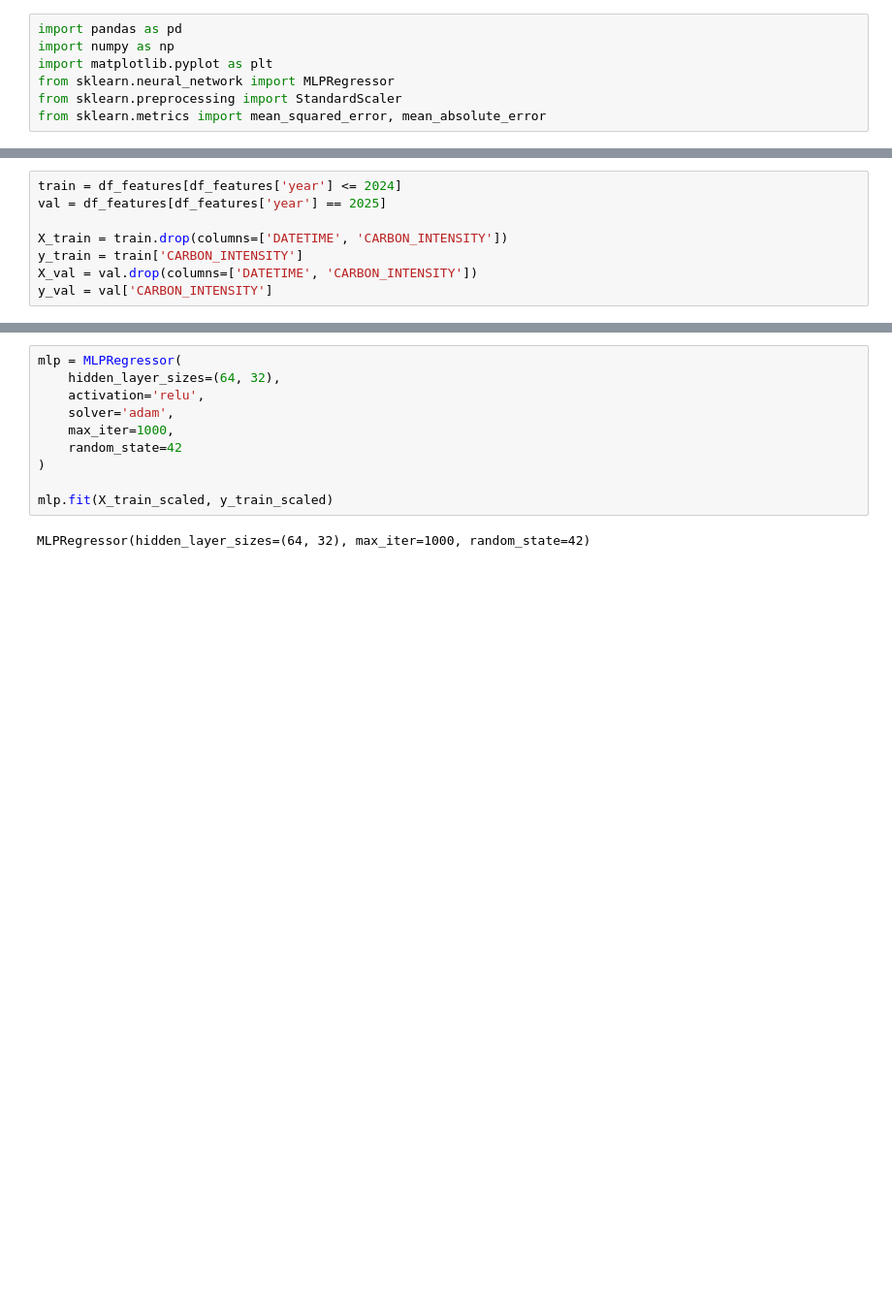
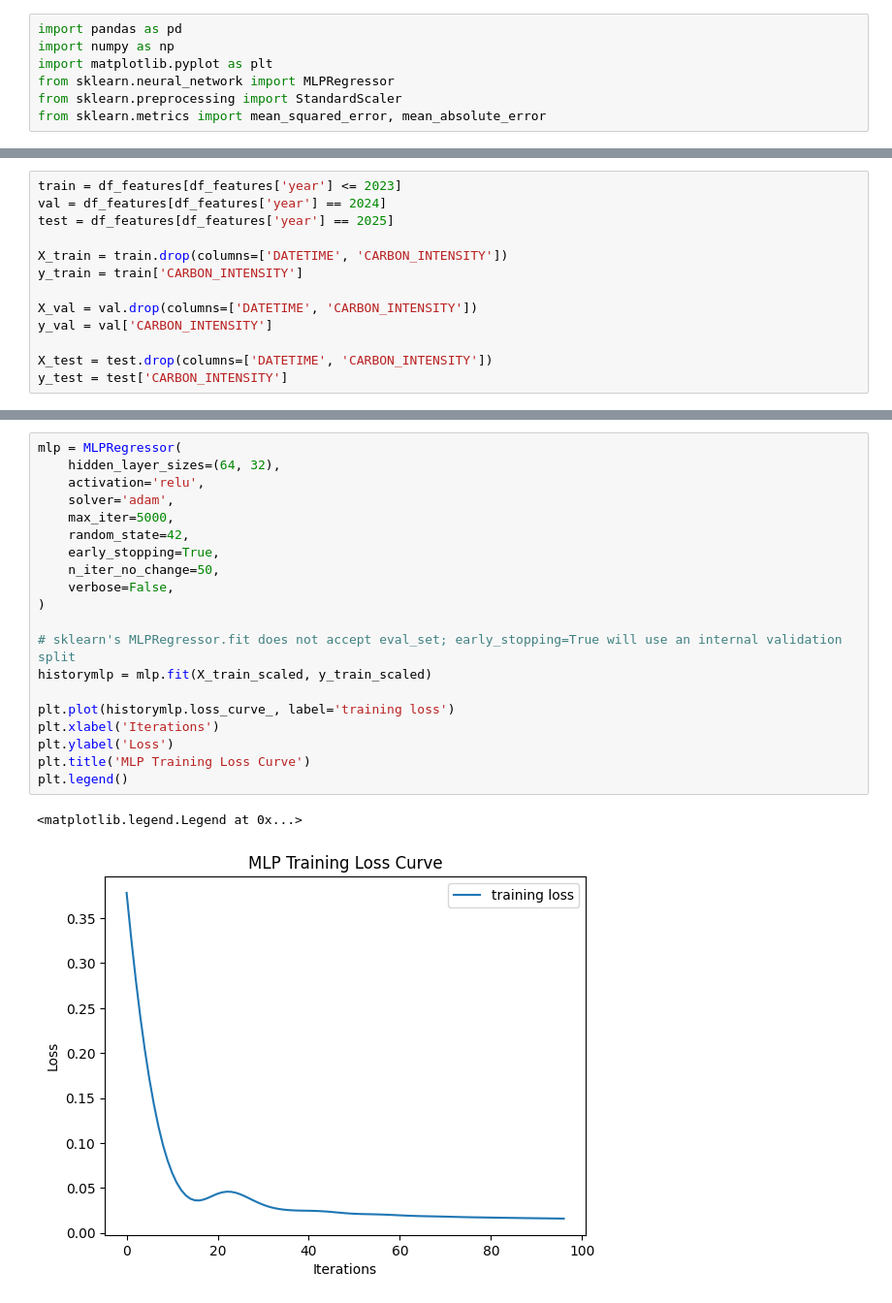
Before and after one commit to CalvoSeko/sustainable-computing-coursework-tianwei, a Jupyter notebook: code/MLP_forecasting.ipynb, the cells around one changed output, grey strips where cells are left out. Shown: that part at 97% size. Saved outputs shown, nothing was run; the diff lists cells and outputs as text; blank space fills up the shorter version.

```diff
--- a/code/MLP_forecasting.ipynb
+++ b/code/MLP_forecasting.ipynb
@@ -26,11 +42,16 @@ df_features = create_features(df_monthly).dropna()
 # %%
-train = df_features[df_features['year'] <= 2024]
-val = df_features[df_features['year'] == 2025]
+train = df_features[df_features['year'] <= 2023]
+val = df_features[df_features['year'] == 2024]
+test = df_features[df_features['year'] == 2025]
 
 X_train = train.drop(columns=['DATETIME', 'CARBON_INTENSITY'])
 y_train = train['CARBON_INTENSITY']
+
 X_val = val.drop(columns=['DATETIME', 'CARBON_INTENSITY'])
 y_val = val['CARBON_INTENSITY']
+
+X_test = test.drop(columns=['DATETIME', 'CARBON_INTENSITY'])
+y_test = test['CARBON_INTENSITY']
 # %%
 scaler_X = StandardScaler()
 scaler_y = StandardScaler()
@@ -44,13 +66,24 @@ y_train_scaled = scaler_y.fit_transform(y_train.values.reshape(-1, 1)).flatten()
 # %%
 mlp = MLPRegressor(
     hidden_layer_sizes=(64, 32),
     activation='relu',
     solver='adam',
-    max_iter=1000,
-    random_state=42
+    max_iter=5000,
+    random_state=42,
+    early_stopping=True,
+    n_iter_no_change=50,
+    verbose=False,
 )
 
-mlp.fit(X_train_scaled, y_train_scaled)
+# sklearn's MLPRegressor.fit does not accept eval_set; early_stopping=True will use an internal validation split
+historymlp = mlp.fit(X_train_scaled, y_train_scaled)
+
+plt.plot(historymlp.loss_curve_, label='training loss')
+plt.xlabel('Iterations')
+plt.ylabel('Loss')
+plt.title('MLP Training Loss Curve')
+plt.legend()
 # %% [output]
-MLPRegressor(hidden_layer_sizes=(64, 32), max_iter=1000, random_state=42)
+<matplotlib.legend.Legend at 0x...>
+[figure, added]
 # %%
```
Also changed, not shown: parts of 5 cells of this notebook, 1 other file.
